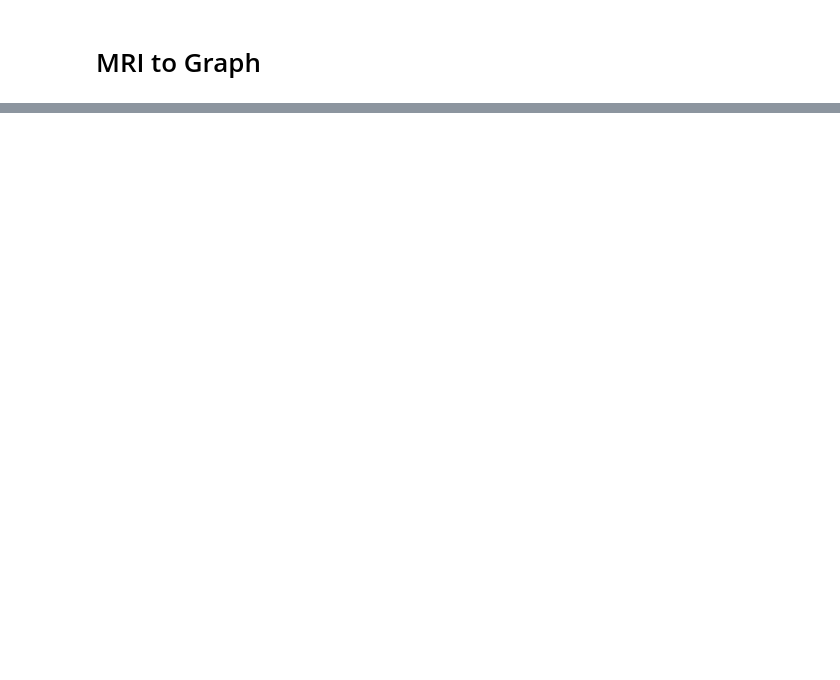
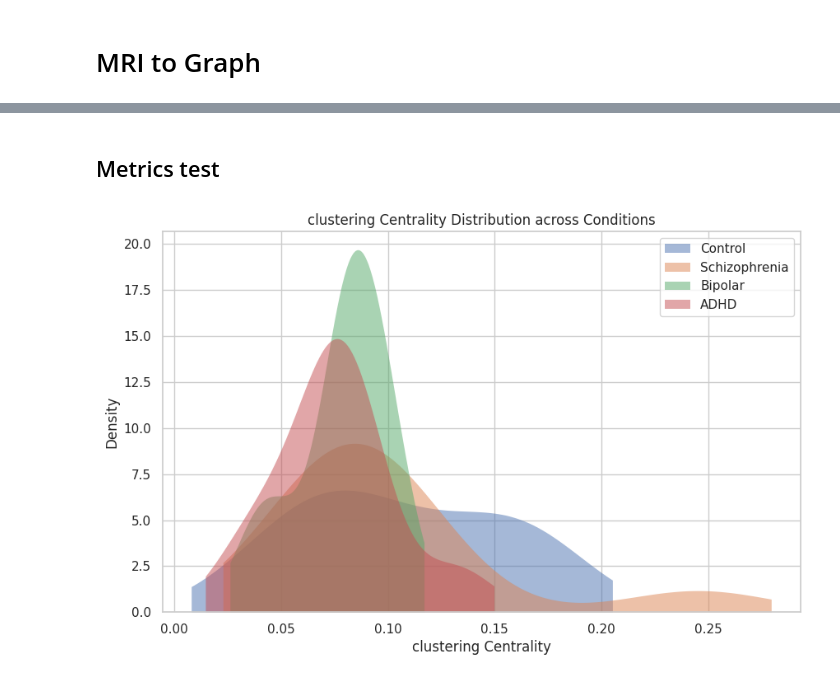
Before and after one commit to FrancescoMonaco/LFN_Project, a Jupyter notebook: LFN_Project.ipynb, the cells around one changed output, grey strips where cells are left out. Drawn from its saved outputs; the diff is of its cells as text; code cells hidden in the pictures; blank space fills up the shorter version.

```diff
--- a/LFN_Project.ipynb
+++ b/LFN_Project.ipynb
@@ -376,0 +388,2 @@ Average Degree: 2.821256038647343
+# %% [markdown]
+## Metrics test
@@ -376,0 +432,38 @@ Average Degree: 2.821256038647343
+# %%
+import seaborn as sns
+import matplotlib.pyplot as plt
+
+# Set the style
+sns.set(style="whitegrid")
+
+# Plotting distributions with KDE and best-fit line
+plt.figure(figsize=(10, 6))
+
+# Control
+sns.kdeplot(control_data['clustering'], label='Control', fill=True, common_norm=True, cut = 1,
+   alpha=.5, linewidth=0,)
+
+# Schizophrenia
+sns.kdeplot(schz_data['clustering'], label='Schizophrenia', fill=True, common_norm=True, cut = 1,
+   alpha=.5, linewidth=0,)
+
+# Bipolar
+sns.kdeplot(bp_data['clustering'], label='Bipolar', fill=True, common_norm=True, cut = 1,
+   alpha=.5, linewidth=0,)
+
+# ADHD
+sns.kdeplot(adhd_data['clustering'], label='ADHD', fill=True, common_norm=True, cut = 1,
+   alpha=.5, linewidth=0,)
+
+# Adding labels and title
+plt.xlabel('clustering Centrality')
+plt.ylabel('Density')
+plt.title('clustering Centrality Distribution across Conditions')
+
+# Adding legend
+plt.legend()
+
+# Show the plot
+plt.show()
+# %% [output]
+[figure, added]
```
Also changed, not shown: parts of 24 cells of this notebook.
